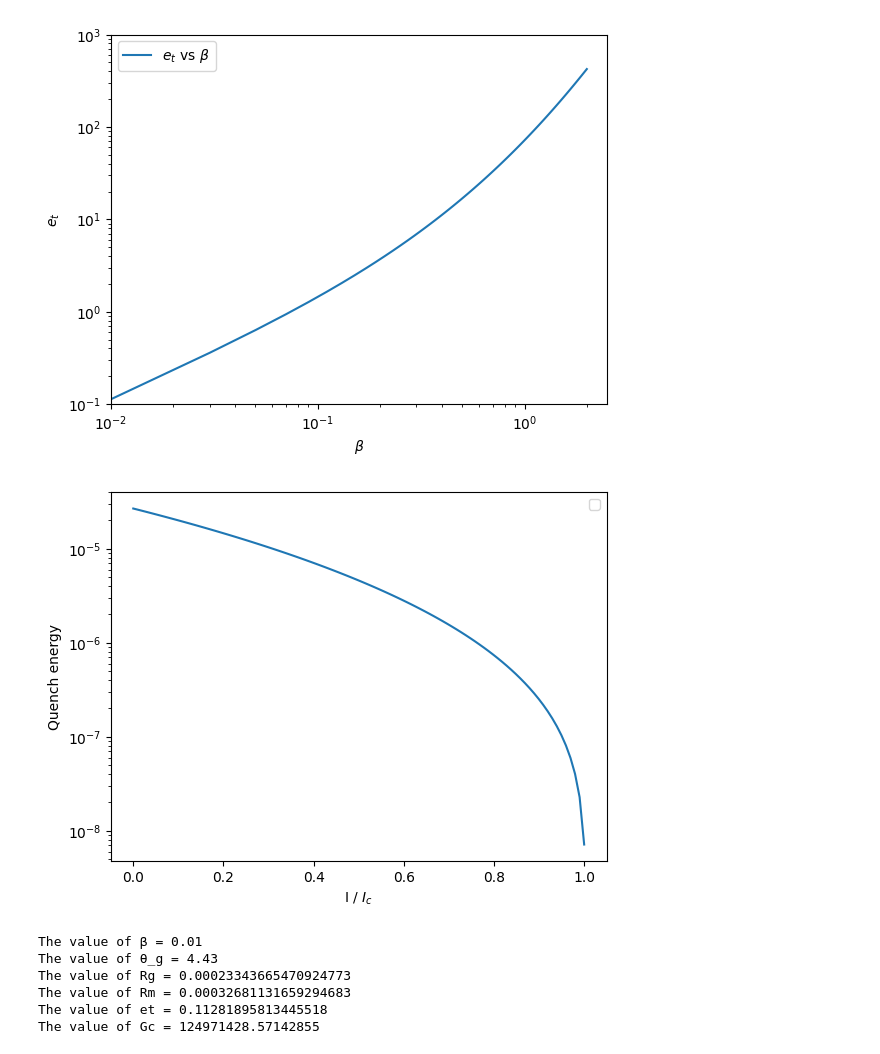
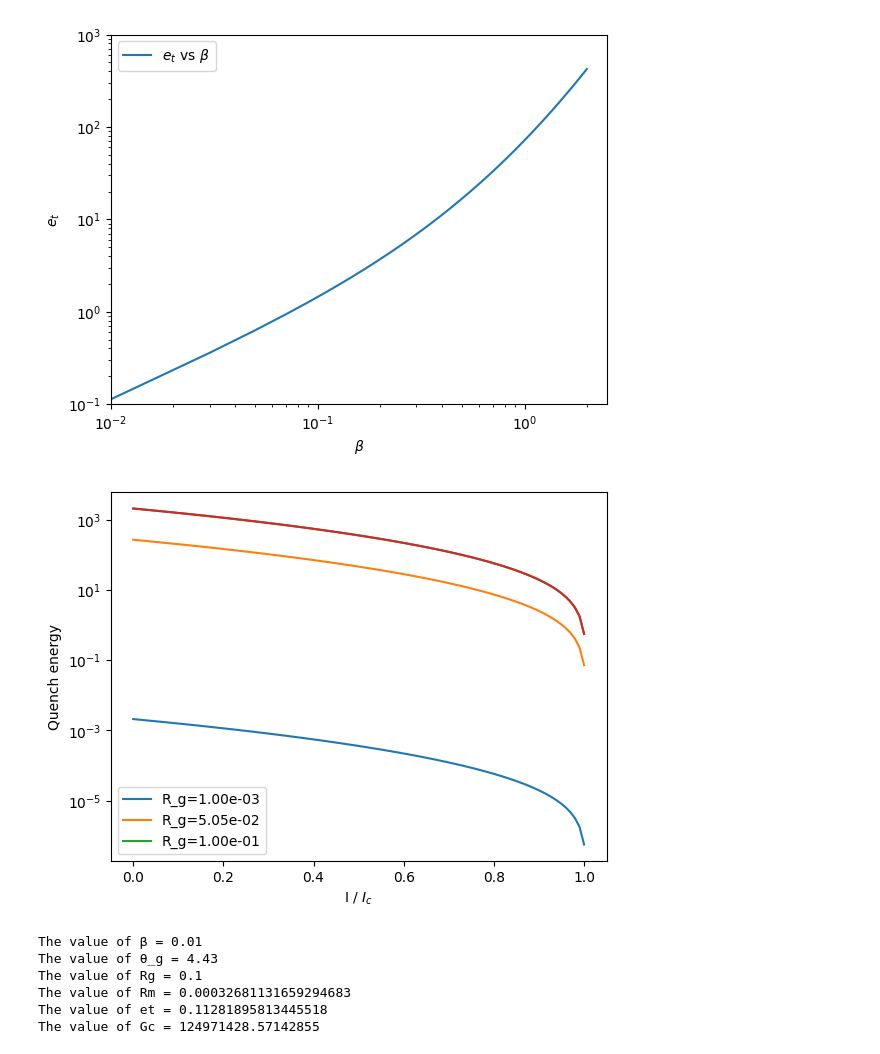
Before and after one commit to fjsamaniego/SM_book-_code, a Jupyter notebook: MPZ.ipynb, the cells around one changed output. Drawn from its saved outputs; the diff is of its cells as text; code cells hidden in the pictures.

```diff
--- a/MPZ.ipynb
+++ b/MPZ.ipynb
@@ -116,26 +116,32 @@ R_m = Rm(R_g, m_double)
 h0 = 4.75e3
 alpha = 0.5
 
-E_tot = []
-e_0 = ((4*np.pi)/3) * (alpha**2) * (R_g**3) * h0
 
-for element in e_t:
-    E_tot.append(element*e_0)
 
-temp = np.array(E_tot)
-E_tot = temp[::-1]
+R_gValues = np.linspace(1e-3, 1e-1, 3)
 # %%
 # print(E_tot)
-currentRatio = np.linspace(0, 1, lx)
-# plt.xscale("log")
+for i, R_g in enumerate(R_gValues):
+    E_tot = []
+    e_0 = ((4*np.pi)/3) * (alpha**2) * (R_g**3) * h0
+
+    for element in e_t:
+        E_tot.append(element*e_0)
+
+    temp = np.array(E_tot)
+    E_tot = temp[::-1]
+
+    currentRatio = np.linspace(0, 1, lx)
+    plt.plot(currentRatio, E_tot, label=f'R_g={R_g:.2e}')
+
 plt.yscale("log")
 plt.ylabel("Quench energy")
 plt.xlabel(r"I / $I_c$")
 plt.plot(currentRatio, E_tot)
 plt.legend()
 plt.show()
 # %% [output]
-[figure, old version]
+[figure, new version]
 # %%
 # print("The value of",f"\u03B2 =", beta_double)
 # print(f"The value of \u03B8_g =", theta_g)
@@ -158,7 +164,7 @@ print("The value of Gc =", G_c)
 # %% [output]
 The value of β = 0.01
 The value of θ_g = 4.43
-The value of Rg = 0.00023343665470924773
+The value of Rg = 0.1
 The value of Rm = 0.00032681131659294683
 The value of et = 0.11281895813445518
 The value of Gc = 124971428.57142855
```
